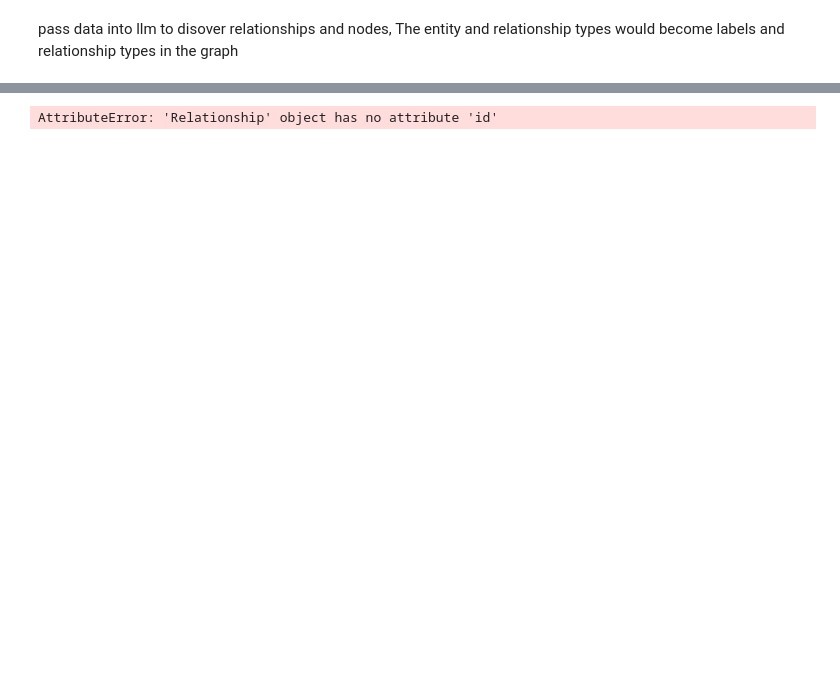
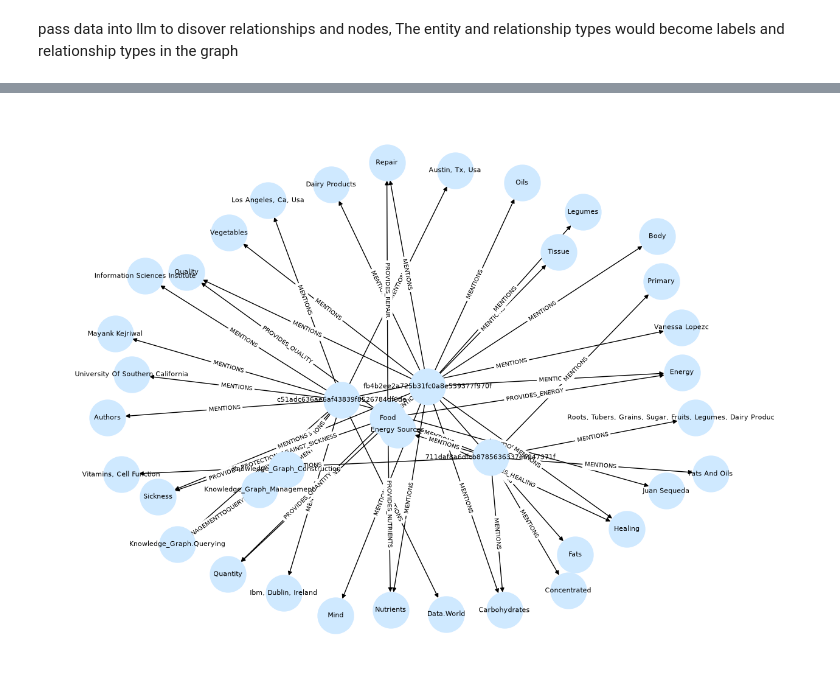
Before and after one commit to JosephRidge/KnowledgeGraphBasics, a Jupyter notebook: neo4j-kg.ipynb, the cells around one changed output, grey strips where cells are left out. Cells and saved outputs as stored; diff of their text form; code cells hidden in the pictures; blank space fills up the shorter version.

```diff
--- a/neo4j-kg.ipynb
+++ b/neo4j-kg.ipynb
@@ -71,8 +92,9 @@ graph_documents[0].relationships
 # %%
-from neo4j_viz import Node, Relationship, VisualizationGraph
+# from neo4j_viz.neo4j import from_neo4j
+# from neo4j import GraphDatabase
 
-VG = VisualizationGraph(nodes=graph_documents[0].nodes, relationships=graph_documents[0].relationships)
+# driver = GraphDatabase.driver("bolt://localhost:7687", auth=("neo4j", "neo4j123"))
+# result = driver.session.run("MATCH (n)-[r]->(m) RETURN n, r, m LIMIT 50")
+# VG = from_neo4j(result)
 
-VG.render(initial_zoom=2)
+# VG.render()
-# %% [output]
-AttributeError: 'Relationship' object has no attribute 'id'
@@ -78,0 +125,29 @@ AttributeError: 'Relationship' object has no attribute 'id'
+# %%
+# Build the graph
+G = get_graph_from_neo4j(driver)
+
+# 3. Draw it
+import matplotlib.pyplot as plt
+
+# Calculate where to place each node so they don't overlap
+pos = nx.spring_layout(G, seed=3)
+
+plt.figure(figsize=(12, 9))  # size of the picture
+
+# Draw the nodes and arrows
+nx.draw(
+    G, pos,
+    with_labels=True,          # show node names
+    node_color="#cfe9ff",      # light blue nodes
+    node_size=1800,
+    font_size=8,
+    arrows=True                # show arrow direction
+)
+
+# Draw the relationship names on top of each arrow (e.g. "ENROLLED_IN")
+edge_labels = nx.get_edge_attributes(G, "label")
+nx.draw_networkx_edge_labels(G, pos, edge_labels=edge_labels, font_size=7)
+
+plt.show()  # actually display the picture
+# %% [output]
+[figure, added]
```
Also changed, not shown: parts of 19 cells of this notebook, 1 other file.
